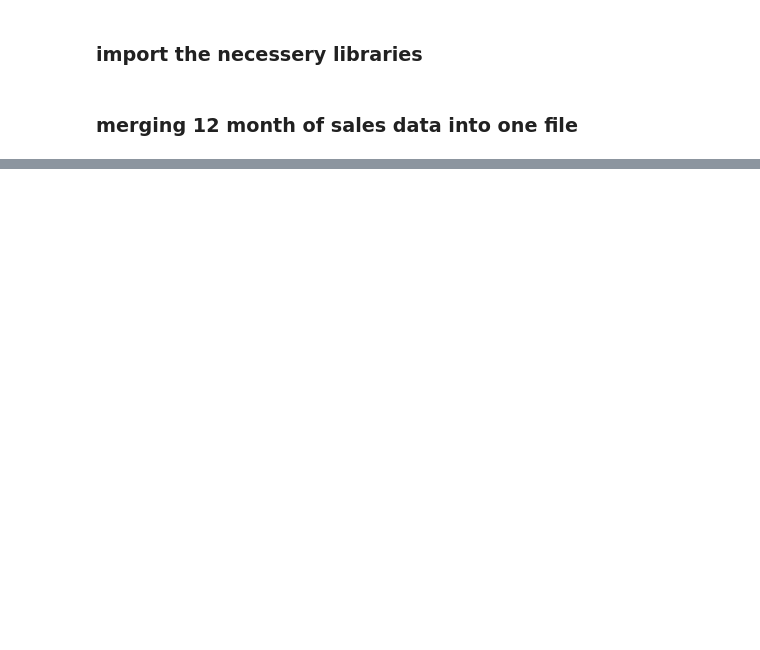
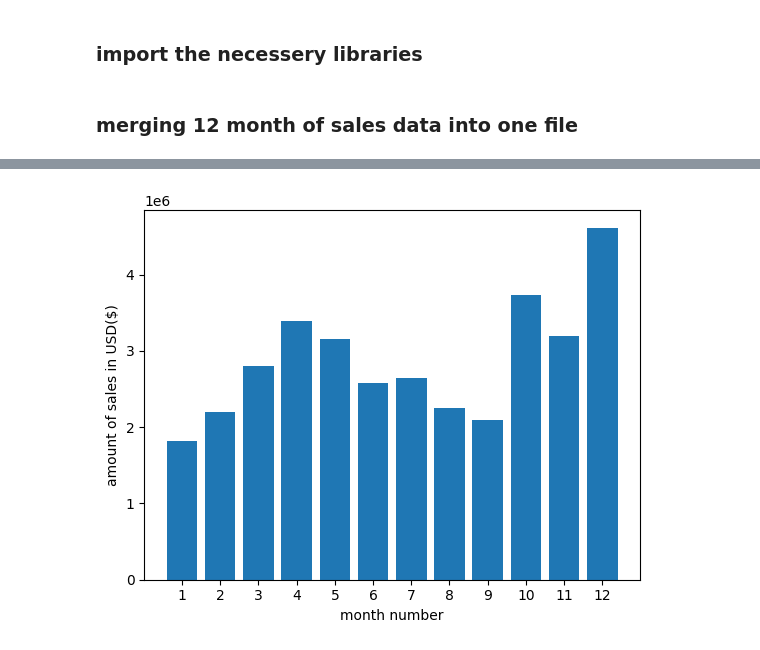
Before and after one commit to RasoolNosratiNia/Pandas-Data-Science-Tasks, a Jupyter notebook: SalesAnalysis/My-own-Analysis.ipynb, the cells around one changed output, grey strips where cells are left out. Drawn from its saved outputs; the diff is of its cells as text; code cells hidden in the pictures; blank space fills up the shorter version.

Commit message:
finding the best sailing month

```diff
--- a/SalesAnalysis/My-own-Analysis.ipynb
+++ b/SalesAnalysis/My-own-Analysis.ipynb
@@ -46,0 +72,3 @@ merged_files.to_csv('merged_data/merged_files.csv',index=False)
+# %%
+temp_df['month'] = temp_df['month'].astype('int32')
+temp_df.head()
@@ -46,0 +88,7 @@ merged_files.to_csv('merged_data/merged_files.csv',index=False)
+# %%
+# temp_df['Price Each'] = temp_df['Price Each'].astype('float32')
+t = time()
+temp_df['Price Each'] = pd.to_numeric(temp_df['Price Each'])
+# temp_df['Quantity Ordered'] = temp_df['Quantity Ordered'].astype('int64')
+temp_df['Quantity Ordered'] = pd.to_numeric(temp_df['Quantity Ordered'])
+print(time()-t)
@@ -46,0 +104,3 @@ merged_files.to_csv('merged_data/merged_files.csv',index=False)
+# %%
+temp_df['Sales'] = temp_df['Quantity Ordered'] * temp_df['Price Each']
+temp_df.head()
@@ -46,0 +114,2 @@ merged_files.to_csv('merged_data/merged_files.csv',index=False)
+# %%
+result = temp_df.groupby('month').sum()
@@ -46,0 +118,9 @@ merged_files.to_csv('merged_data/merged_files.csv',index=False)
+# %%
+month = range(1,13)
+plt.bar(month, result['Sales'])
+plt.xticks(month)
+plt.xlabel('month number')
+plt.ylabel('amount of sales in USD($)')
+plt.show()
+# %% [output]
+[figure, added]
```
Also changed, not shown: parts of 22 cells of this notebook.
